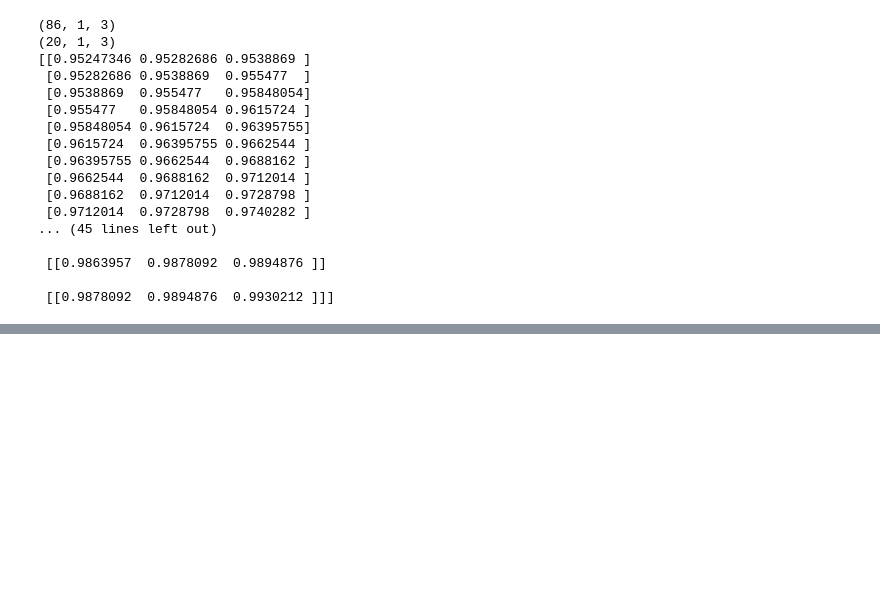
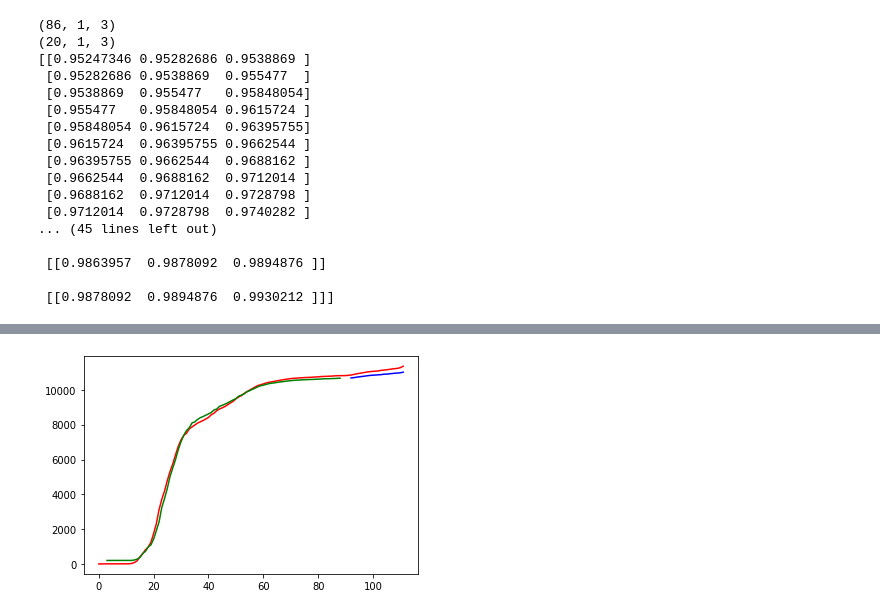
Before and after one commit to ldhml/AI, a Jupyter notebook: AI.ipynb, the cells around one changed output, grey strips where cells are left out. Cells and saved outputs as stored; diff of their text form; code cells hidden in the pictures; blank space fills up the shorter version.

```diff
--- a/AI.ipynb
+++ b/AI.ipynb
@@ -1006,0 +1070,17 @@ Ydata[0:5]
+# %%
+#훈련 데이터(X_train)의 값을 모델에 넣어 값을 예측
+#검증 데이터(X_test)의 값을 모델에 넣어 값을 예측
+trainPredict=model.predict(X_train)
+testPredict=model.predict(X_test) #predict는 정규화가 되어있어서 다시 풀어야함(밑에서함)
+
+#훈련/검증 데이터의 예측값이 정규화된 것이므로 다시 돌림
+TrainPredict=scaler.inverse_transform(trainPredict)
+TestPredict=scaler.inverse_transform(testPredict)
+
+
+#실제 확진자수도 inverse로 다시 돌림
+Y_train=scaler.inverse_transform([y_train])
+Y_test=scaler.inverse_transform([y_test])
+
+print(TrainPredict[:20])
+print(Y_train[0][:20])
@@ -1006,0 +1105,27 @@ Ydata[0:5]
+# %%
+#empty_like는 주어진 어레이의 형태와 타입을 갖는 새로운 어레이 반환 후 초기화(아무값도 없게)
+trainPredictPlot=np.empty_like(dataset)
+trainPredictPlot[:,:]=np.nan
+#훈련 데이터를 예측한 결괏값의 첫 번째 값은 1일차의 확진자 수가 아니라
+#4일차의 확진자 수로 처음값(look_back)을 건너뛰어야 함
+trainPredictPlot[look_back:len(TrainPredict)+look_back]=TrainPredict #4번째부터 값이 들어가기 때문에 앞에 3까지
+                                                                     #lookback(건너뜀) 3부터 값 끝까지 채워라
+
+#TestPredict을 위해 새로운 어레이 만들고, 초기화 후 값 할당
+testPredictPlot=np.empty_like(dataset)
+testPredictPlot[:,:]=np.nan
+testPredictPlot[len(TrainPredict)+(look_back)*2:len(dataset)]=TestPredict
+
+#원래 데이터, 훈련/검증 데이터 각각 그림
+plt.plot(dataset,c='red')
+plt.plot(trainPredictPlot,c='green')
+plt.plot(testPredictPlot,c='blue')
+
+plt.show()
+
+
+#결과보기
+#빨간색은 1일치부터, 녹색은 4일치 부터 시작하기 때문에 둘이 시작점이 다름
+#중후반에 녹색 중간에 끊김은 데이터가 없어서 끊긴것!
+# %% [output]
+[figure, added]
```
Also changed, not shown: parts of 7 cells of this notebook.
